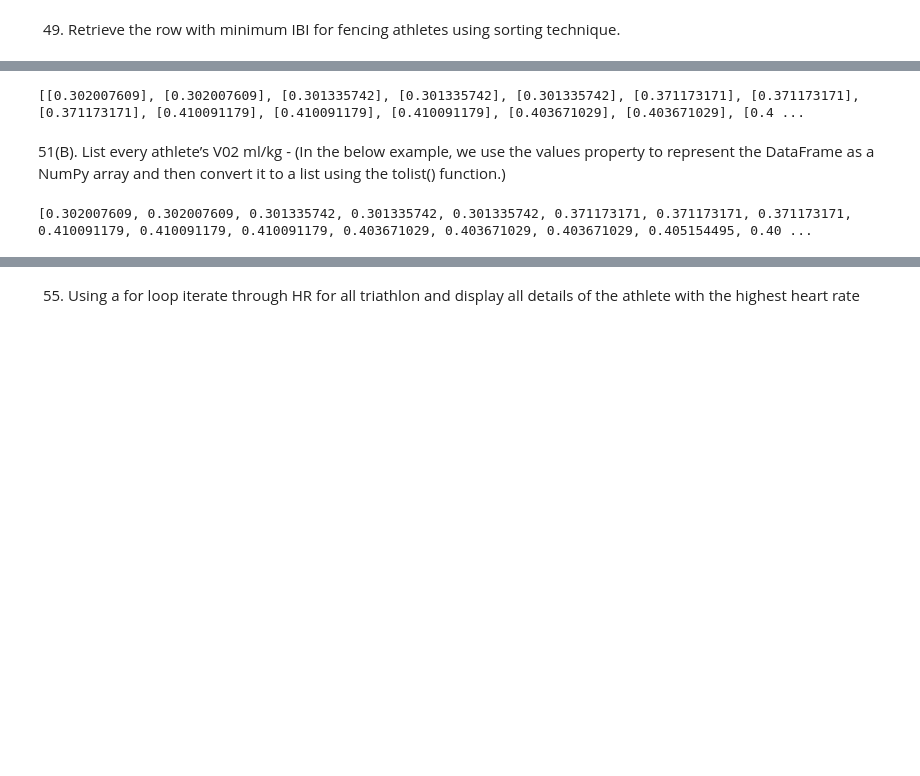
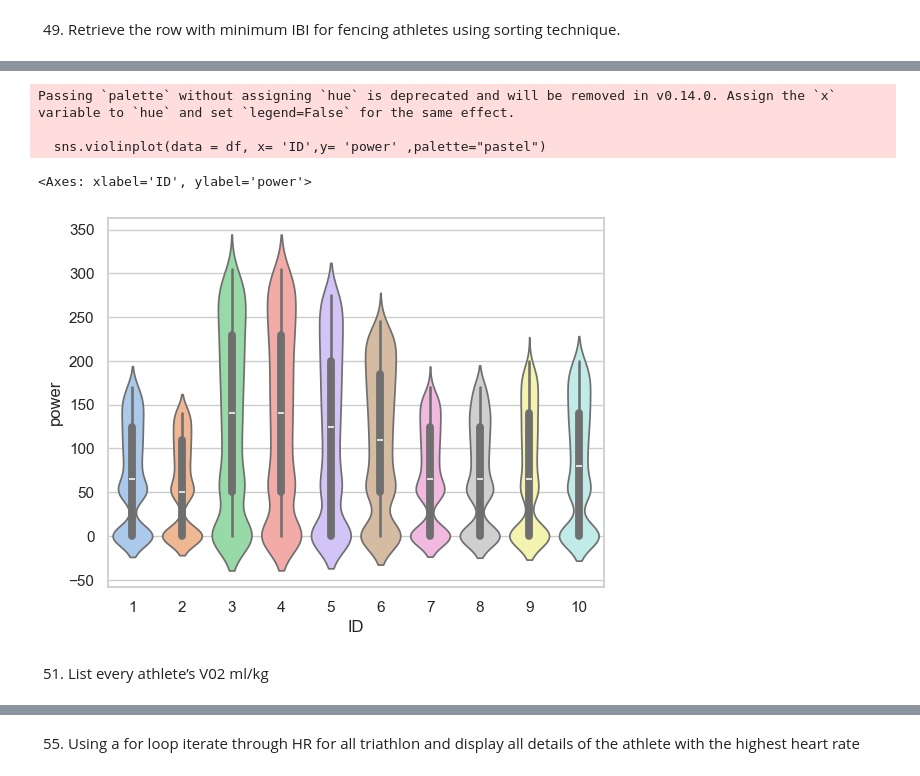
Before and after one commit to Sujithra-Emmanuel/PyMinds_Aug2024, a Jupyter notebook: Python_Hackathon_Aug2024_41to60.ipynb, the cells around one changed output, grey strips where cells are left out. Saved outputs shown, nothing was run; the diff lists cells and outputs as text; code cells hidden in the pictures; blank space fills up the shorter version.

```diff
--- a/Python_Hackathon_Aug2024_41to60.ipynb
+++ b/Python_Hackathon_Aug2024_41to60.ipynb
@@ -131,25 +122,0 @@ sns.violinplot(x= random_rows['RR'],y= random_rows['power'],palette="pastel")
-# %%
-# Create an empty list
-Row_list =[]
-
-# Iterate over first 50 rows
-for index, rows in temp_data.head(50).iterrows():
-    # Create list for the current row
-    my_list =[rows.VO2]
-
-    # append the list to the final list
-    Row_list.append(my_list)
-
-# Print the list
-print(Row_list)
-# %% [output]
-[[0.302007609], [0.302007609], [0.301335742], [0.301335742], [0.301335742], [0.371173171], [0.371173171], [0.371173171], [0.410091179], [0.410091179], [0.410091179], [0.403671029], [0.403671029], [0.4 ...
-# %% [markdown]
-51(B). List every athlete’s V02 ml/kg - (In the below example, we use the values property to represent the DataFrame as a NumPy array and then convert it to a list using the tolist() function.)
-# %%
-list_of_50 = temp_data.iloc[:50]
-# Converting DataFrame to list using values property
-list = list_of_50['VO2'].tolist()
-print(list)
-# %% [output]
-[0.302007609, 0.302007609, 0.301335742, 0.301335742, 0.301335742, 0.371173171, 0.371173171, 0.371173171, 0.410091179, 0.410091179, 0.410091179, 0.403671029, 0.403671029, 0.403671029, 0.405154495, 0.40 ...
@@ -155,0 +127,13 @@ print(list)
+# %%
+# use to set style of background of plot
+sns.set(style = 'whitegrid')
+df = sheet_Fencing[['ID','power']]
+sns.violinplot(data = df, x= 'ID',y= 'power' ,palette="pastel")
+# %% [output]
+Passing `palette` without assigning `hue` is deprecated and will be removed in v0.14.0. Assign the `x` variable to `hue` and set `legend=False` for the same effect.
+
+  sns.violinplot(data = df, x= 'ID',y= 'power' ,palette="pastel")
+<Axes: xlabel='ID', ylabel='power'>
+[figure, added]
+# %% [markdown]
+51. List every athlete’s V02 ml/kg
```
Also changed, not shown: parts of 19 cells of this notebook.
